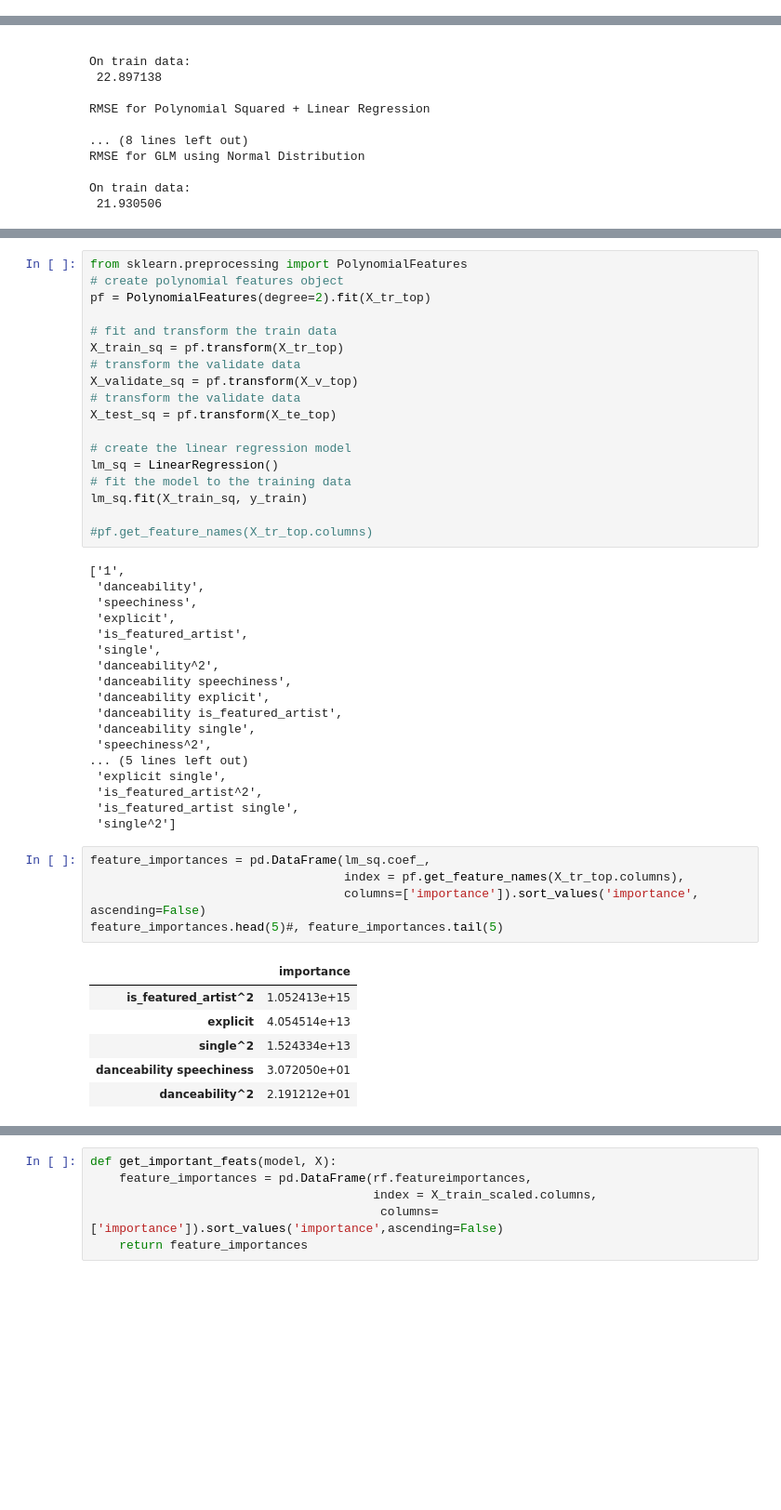
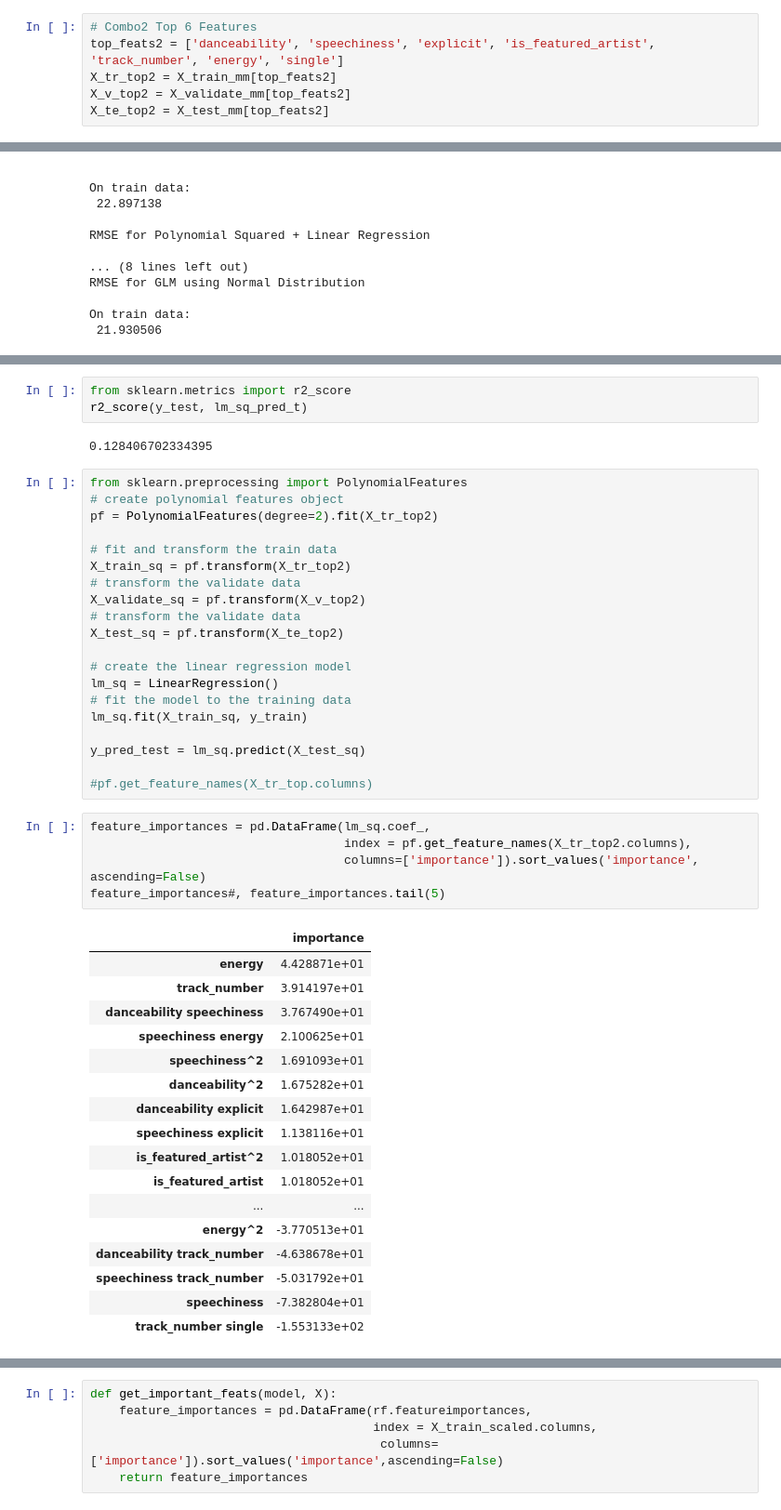
Before and after one commit to SpotiScryers/SpotiScry, a Jupyter notebook: brandon_modeling.ipynb, the cells around one changed output, grey strips where cells are left out. Shown at 93% size. Cells and saved outputs as stored; diff of their text form; blank space fills up the shorter version.

```diff
--- a/brandon_modeling.ipynb
+++ b/brandon_modeling.ipynb
@@ -128,6 +128,12 @@ top_feats = ['danceability', 'speechiness', 'explicit', 'is_featured_artist', 's
 X_tr_top = X_train_mm[top_feats]
 X_v_top = X_validate_mm[top_feats]
 X_te_top = X_test_mm[top_feats]
+# %%
+# Combo2 Top 6 Features
+top_feats2 = ['danceability', 'speechiness', 'explicit', 'is_featured_artist', 'track_number', 'energy', 'single']
+X_tr_top2 = X_train_mm[top_feats2]
+X_v_top2 = X_validate_mm[top_feats2]
+X_te_top2 = X_test_mm[top_feats2]
 # %% [markdown]
 ---
 # Cross Validation
@@ -519,49 +555,49 @@ Model beat baseline by 5.33%
+# %%
+from sklearn.metrics import r2_score
+r2_score(y_test, lm_sq_pred_t)
+# %% [output]
+0.128406702334395
 # %%
 from sklearn.preprocessing import PolynomialFeatures
 # create polynomial features object
-pf = PolynomialFeatures(degree=2).fit(X_tr_top)
+pf = PolynomialFeatures(degree=2).fit(X_tr_top2)
 
 # fit and transform the train data
-X_train_sq = pf.transform(X_tr_top)
+X_train_sq = pf.transform(X_tr_top2)
 # transform the validate data
-X_validate_sq = pf.transform(X_v_top)
+X_validate_sq = pf.transform(X_v_top2)
 # transform the validate data
-X_test_sq = pf.transform(X_te_top)
+X_test_sq = pf.transform(X_te_top2)
 
 # create the linear regression model
 lm_sq = LinearRegression()
 # fit the model to the training data
 lm_sq.fit(X_train_sq, y_train)
 
+y_pred_test = lm_sq.predict(X_test_sq)
+
 #pf.get_feature_names(X_tr_top.columns)
-# %% [output]
-['1',
- 'danceability',
- 'speechiness',
- 'explicit',
- 'is_featured_artist',
- 'single',
- 'danceability^2',
- 'danceability speechiness',
- 'danceability explicit',
- 'danceability is_featured_artist',
- 'danceability single',
- 'speechiness^2',
-... (5 lines left out)
- 'explicit single',
- 'is_featured_artist^2',
- 'is_featured_artist single',
- 'single^2']
 # %%
 feature_importances = pd.DataFrame(lm_sq.coef_,
-                                   index = pf.get_feature_names(X_tr_top.columns),
+                                   index = pf.get_feature_names(X_tr_top2.columns),
                                    columns=['importance']).sort_values('importance', ascending=False)
-feature_importances.head(5)#, feature_importances.tail(5)
+feature_importances#, feature_importances.tail(5)
 # %% [output]
 |  | importance |
-| is_featured_artist^2 | 1.052413e+15 |
-| explicit | 4.054514e+13 |
-| single^2 | 1.524334e+13 |
-| danceability speechiness | 3.072050e+01 |
-| danceability^2 | 2.191212e+01 |
+| energy | 4.428871e+01 |
+| track_number | 3.914197e+01 |
+| danceability speechiness | 3.767490e+01 |
+| speechiness energy | 2.100625e+01 |
+| speechiness^2 | 1.691093e+01 |
+| danceability^2 | 1.675282e+01 |
+| danceability explicit | 1.642987e+01 |
+| speechiness explicit | 1.138116e+01 |
+| is_featured_artist^2 | 1.018052e+01 |
+| is_featured_artist | 1.018052e+01 |
+| ... | ... |
+| energy^2 | -3.770513e+01 |
+| danceability track_number | -4.638678e+01 |
+| speechiness track_number | -5.031792e+01 |
+| speechiness | -7.382804e+01 |
+| track_number single | -1.553133e+02 |
 # %%
```
Also changed, not shown: parts of 36 cells of this notebook.
